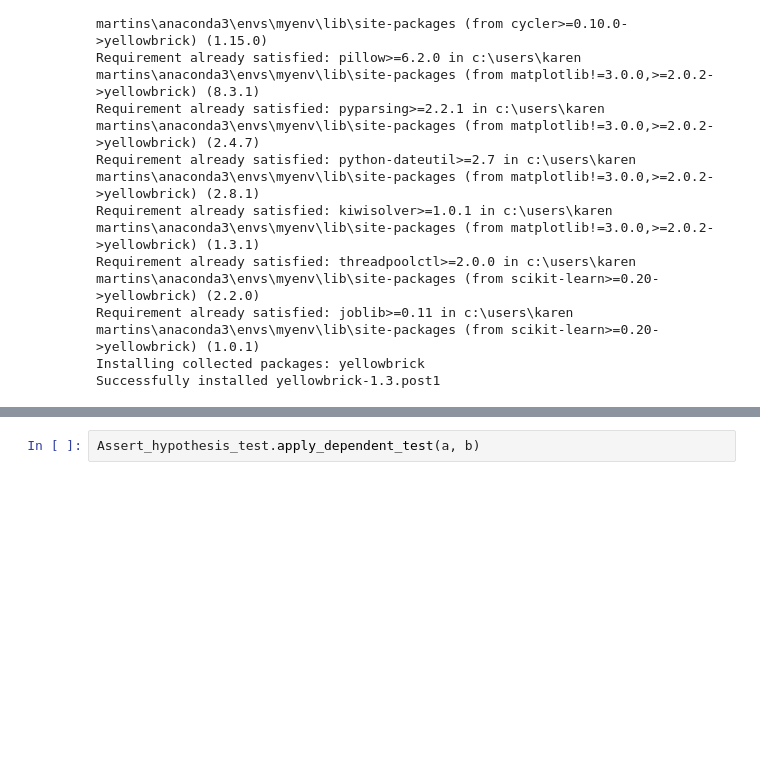
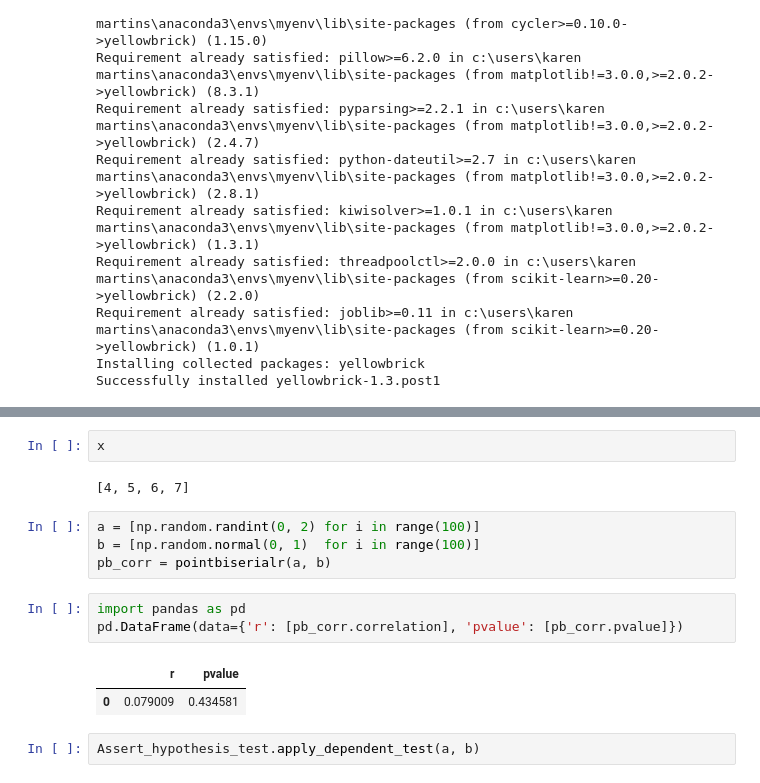
Before and after one commit to A3Data/hermione, a Jupyter notebook: hermione/module_templates/__IMPLEMENTED_BASE__/src/ml/notebooks/example_notebook.ipynb, the cells around one changed output, grey strips where cells are left out. Saved outputs shown, nothing was run; the diff lists cells and outputs as text; blank space fills up the shorter version.

```diff
--- a/hermione/module_templates/__IMPLEMENTED_BASE__/src/ml/notebooks/example_notebook.ipynb
+++ b/hermione/module_templates/__IMPLEMENTED_BASE__/src/ml/notebooks/example_notebook.ipynb
@@ -272,3 +320,17 @@ b = [5,7,8,8,5,6]
+# %%
+x
+# %% [output]
+[4, 5, 6, 7]
+# %%
+a = [np.random.randint(0, 2) for i in range(100)]
+b = [np.random.normal(0, 1)  for i in range(100)]
+pb_corr = pointbiserialr(a, b)
+# %%
+import pandas as pd
+pd.DataFrame(data={'r': [pb_corr.correlation], 'pvalue': [pb_corr.pvalue]})
+# %% [output]
+|  | r | pvalue |
+| 0 | 0.079009 | 0.434581 |
 # %%
 Assert_hypothesis_test.apply_dependent_test(a, b)
 # %% [output]
```
Also changed, not shown: parts of 16 cells of this notebook, 3 other files.
